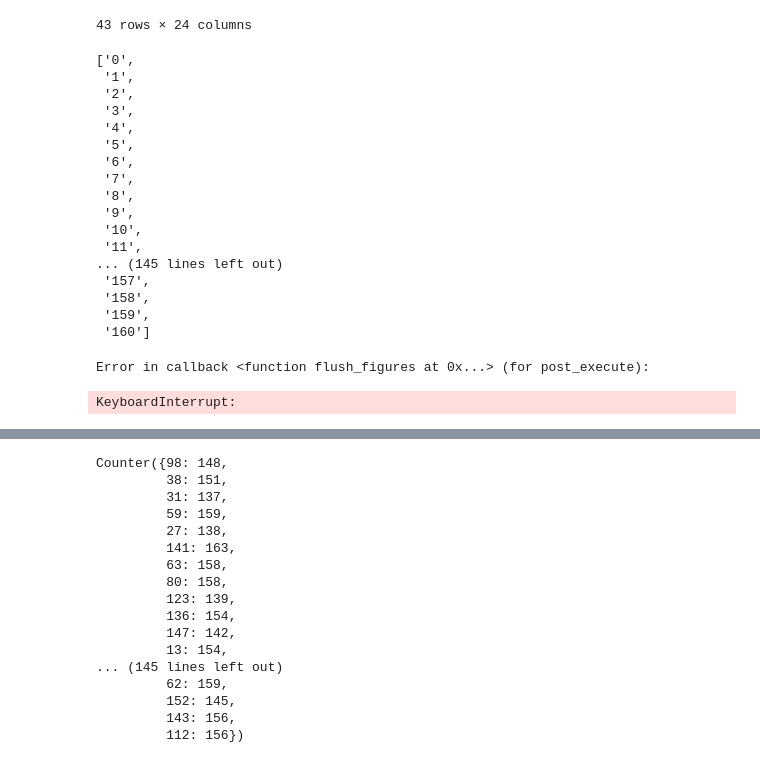
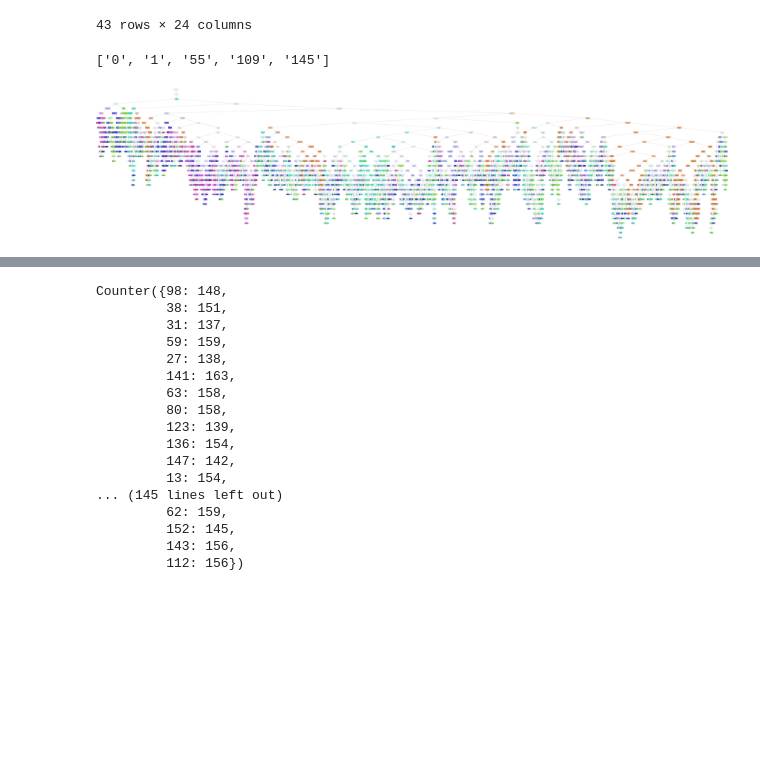
Before and after one commit to EhsanSaZ/BottleneckDetection, a Jupyter notebook: prototype/experimetns.ipynb, the cells around one changed output, grey strips where cells are left out. Drawn from its saved outputs; the diff is of its cells as text; code cells hidden in the pictures; blank space fills up the shorter version.

```diff
--- a/prototype/experimetns.ipynb
+++ b/prototype/experimetns.ipynb
@@ -134,6 +135,22 @@ print(utah_ssd_merged.receiver_ost_write.mean(), utah_ssd_merged.receiver_ost_wr
 13844.695891299792 11259.015065112213
 43300.58845116788 35390.31515900862
 0.5890564032170151 0.48866809932028504
+# %%
+def normalize_df(df):
+    decimal_points = 3
+    df["sender_seg_out"] = np.round(df["sender_seg_out"] / df[df.label_value == 0].sender_seg_out.mean(), decimal_points)
+    df["sender_avg_send_value"] = np.round(df["sender_avg_send_value"] / df[df.label_value == 0].sender_avg_send_value.mean(), decimal_points)
+    df["sender_ost_read"] = np.round(df["sender_ost_read"] / df[df.label_value == 0].sender_ost_read.mean(),decimal_points)
+    df["sender_read_bytes"] = np.round(df["sender_read_bytes"] / df[df.label_value == 0].sender_read_bytes.mean(), decimal_points)
+    df["sender_remote_ost_read_bytes"] = np.round(df["sender_remote_ost_read_bytes"] / df[df.label_value == 0].sender_remote_ost_read_bytes.mean(), decimal_points)
+    df["sender_remote_ost_write_bytes"] = np.round(df["sender_remote_ost_write_bytes"] / df[df.label_value == 0].receiver_remote_ost_write_bytes.mean(), decimal_points)
+    df["receiver_segs_in"] = np.round(df["receiver_segs_in"] / df[df.label_value == 0].receiver_segs_in.mean(), decimal_points)
+    df["receiver_write_bytes"] = np.round(df["receiver_write_bytes"] / df[df.label_value == 0].receiver_write_bytes.mean(), decimal_points)
+    df["receiver_remote_ost_read_bytes"] = np.round(df["receiver_remote_ost_read_bytes"] / df[df.label_value == 0].sender_remote_ost_read_bytes.mean(), decimal_points)
+    df["receiver_ost_write"] = np.round(df["receiver_ost_write"] / df[df.label_value == 0].receiver_ost_write.mean(), decimal_points)
+    df["receiver_remote_ost_write_bytes"] = np.round(df["receiver_remote_ost_write_bytes"] / df[df.label_value == 0].receiver_remote_ost_write_bytes.mean(), decimal_points)
+
+    return df
 # %%
 # columns=["label_value", "receiver_avg_waittime_md", "sender_avg_waittime_md", "sender_req_waittime", "sender_system_cpu_percent", "sender_cpu_usage_percentage", "sender_system_memory_percent",
 #                            "receiver_cpu_usage_percentage", "receiver_req_waittime", "receiver_system_cpu_percent", "receiver_system_memory_percent",
@@ -142,6 +159,7 @@ print(utah_ssd_merged.receiver_ost_write.mean(), utah_ssd_merged.receiver_ost_wr
 # %%
 # df = emulab_hdd_merged.copy()
 df = wisconsin_ssd_merged.copy()
+df = normalize_df(df)
 df = grouped_to_5_cat(df,161)
 # df = utah_ssd_merged.copy()
 # df = wisconsin_ssd_unmerged.copy()
@@ -419,37 +514,20 @@ train_df[train_df.label_value == 0][features]
 class_names = [str(lbl) for lbl in sorted(Counter(train_df.label_value).keys())]
 class_names
 # %% [output]
-['0',
- '1',
- '2',
- '3',
- '4',
- '5',
- '6',
- '7',
- '8',
- '9',
- '10',
- '11',
-... (145 lines left out)
- '157',
- '158',
- '159',
- '160']
+['0', '1', '55', '109', '145']
 # %%
 # fn=['sepal length (cm)','sepal width (cm)','petal length (cm)','petal width (cm)']
 # cn=['setosa', 'versicolor', 'virginica']
-fig, axes = plt.subplots(nrows = 1,ncols = 1,figsize = (120,60), dpi=150)
+fig, axes = plt.subplots(nrows = 1,ncols = 1,figsize = (400,100), dpi=10)
 tree.plot_tree(clf, feature_names = features,
                class_names=class_names,
                filled = True,
                fontsize=8);
-fig.savefig('tree_4.pdf')
+fig.savefig('tree_7.pdf')
 
 # tree.plot_tree(clf, feature_names=features, fontsize=12)
 # %% [output]
-Error in callback <function flush_figures at 0x...> (for post_execute):
-KeyboardInterrupt:
+[figure, added]
 # %%
 # utah_ssd_merged.loc[utah_ssd_merged['label_value']==0]
 # %% [output]
```
Also changed, not shown: parts of 11 cells of this notebook, 1 other file.
